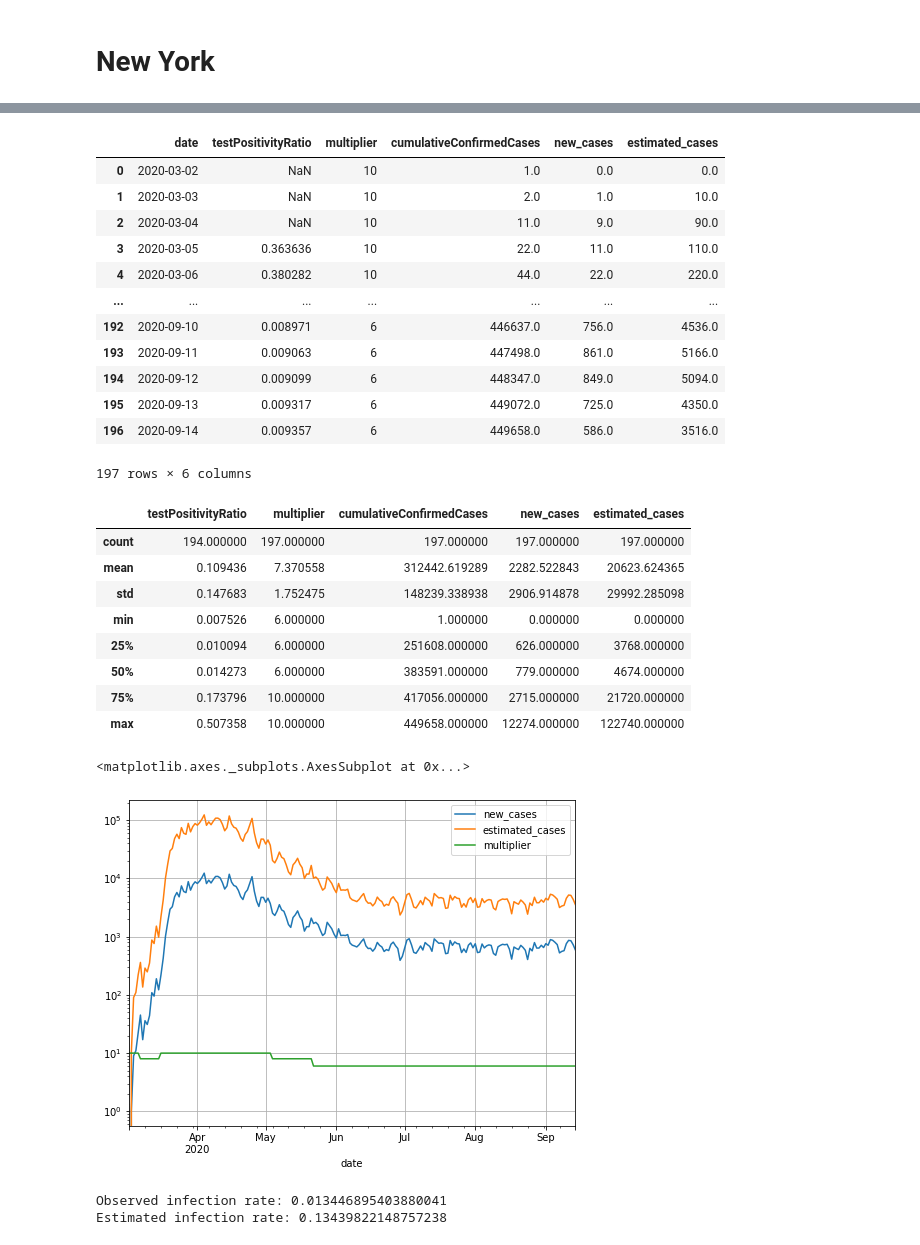
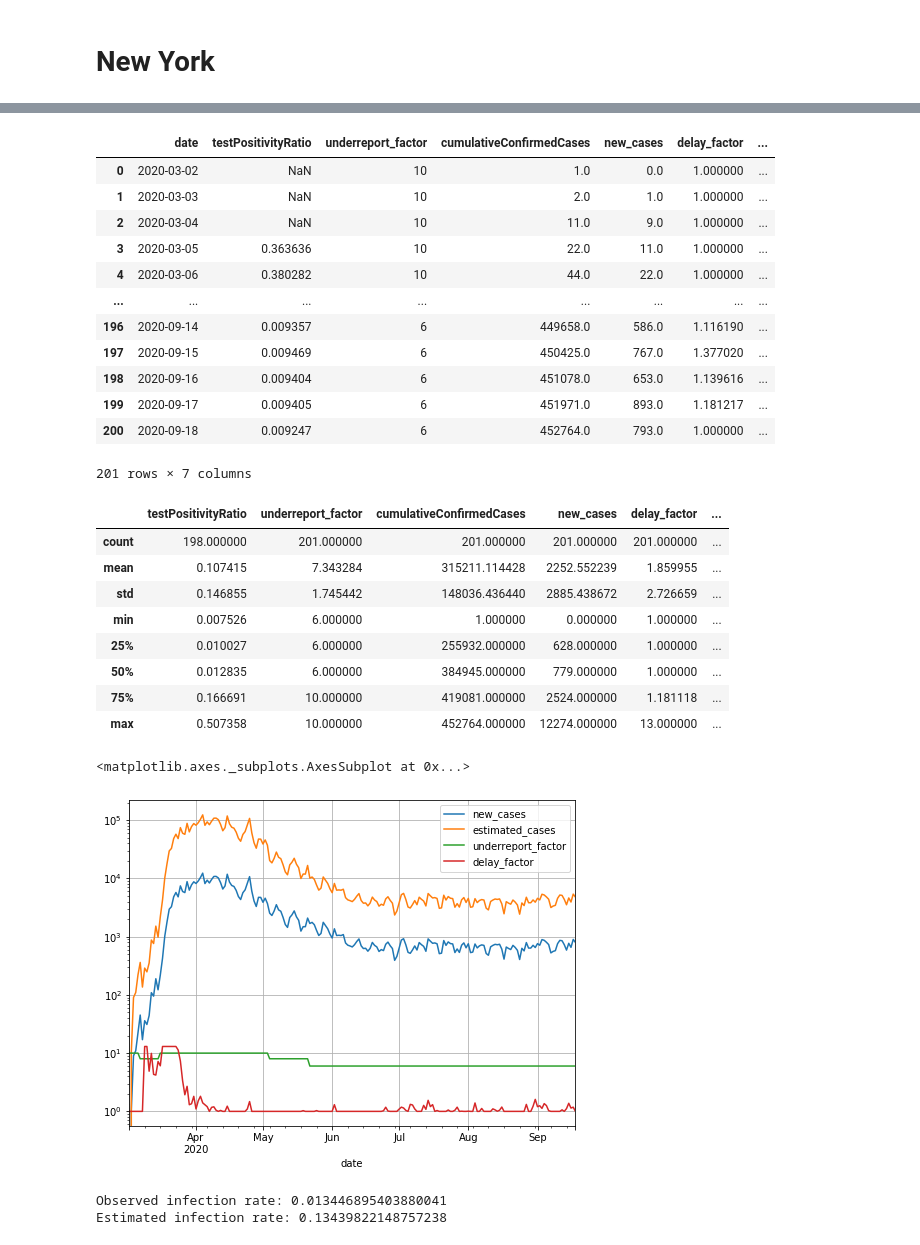
Before and after one commit to psthomas/covid-vis, a Jupyter notebook: microcovid.ipynb, the cells around one changed output, grey strips where cells are left out. Cells and saved outputs as stored; diff of their text form; code cells hidden in the pictures.

```diff
--- a/microcovid.ipynb
+++ b/microcovid.ipynb
@@ -25,5 +22,5 @@ We use these multipliers:
 # %%
-def get_multiplier(el):
+def get_underreport(el):
     # Assume a 10x multiplier if no test positivity ratio
     # is available. Mainly because missing data is early
     # during rapid growth phase for NY, Spain.
@@ -39,7 +36,7 @@ def get_multiplier(el):
 metrics = pd.DataFrame(nydata['metricsTimeseries'])
 metrics = metrics[['date', 'testPositivityRatio']]
 metrics['date'] = pd.to_datetime(metrics['date'])
-metrics['multiplier'] = metrics['testPositivityRatio'].apply(get_multiplier)
+metrics['underreport_factor'] = metrics['testPositivityRatio'].apply(get_underreport)
 
 cases = pd.DataFrame(nydata['actualsTimeseries'])
 cases =  cases[['date', 'cumulativeConfirmedCases']]
@@ -48,43 +45,50 @@ cases.sort_values(by='date', ascending=True)
 cases.set_index('date', inplace=True)
 cases['new_cases'] = cases['cumulativeConfirmedCases'].diff()
 cases = cases.dropna()
+cases['delay_factor'] = cases['new_cases'].pct_change(freq='7d').fillna(0)
+# https://github.com/microcovid/microcovid/blob/main/src/data/calculate.ts#L152
+# 2 day doubling time max, 2^(7/2) ~ 12
+cases['delay_factor'] = 1 + cases['delay_factor'].clip(lower=0, upper=12) #/100 12
 cases.reset_index(drop=False, inplace=True)
+cases = cases.dropna()
 
 est_cases = metrics.merge(cases, on='date')
-est_cases['estimated_cases'] = est_cases['new_cases'] * est_cases['multiplier']
+# Note: delay factor should not be counted in overall sum, because it's just as a shift.
+# est_cases['estimated_cases'] = est_cases['new_cases'] * est_cases['underreport_factor'] * est_cases['delay_factor']
+est_cases['estimated_cases'] = est_cases['new_cases'] * est_cases['underreport_factor']
 est_cases
 # %% [output]
-|  | date | testPositivityRatio | multiplier | cumulativeConfirmedCases | new_cases | estimated_cases |
-| 0 | 2020-03-02 | NaN | 10 | 1.0 | 0.0 | 0.0 |
-| 1 | 2020-03-03 | NaN | 10 | 2.0 | 1.0 | 10.0 |
-| 2 | 2020-03-04 | NaN | 10 | 11.0 | 9.0 | 90.0 |
-| 3 | 2020-03-05 | 0.363636 | 10 | 22.0 | 11.0 | 110.0 |
-| 4 | 2020-03-06 | 0.380282 | 10 | 44.0 | 22.0 | 220.0 |
-| ... | ... | ... | ... | ... | ... | ... |
-| 192 | 2020-09-10 | 0.008971 | 6 | 446637.0 | 756.0 | 4536.0 |
-| 193 | 2020-09-11 | 0.009063 | 6 | 447498.0 | 861.0 | 5166.0 |
-| 194 | 2020-09-12 | 0.009099 | 6 | 448347.0 | 849.0 | 5094.0 |
-| 195 | 2020-09-13 | 0.009317 | 6 | 449072.0 | 725.0 | 4350.0 |
-| 196 | 2020-09-14 | 0.009357 | 6 | 449658.0 | 586.0 | 3516.0 |
+|  | date | testPositivityRatio | underreport_factor | cumulativeConfirmedCases | new_cases | delay_factor | ... |
+| 0 | 2020-03-02 | NaN | 10 | 1.0 | 0.0 | 1.000000 | ... |
+| 1 | 2020-03-03 | NaN | 10 | 2.0 | 1.0 | 1.000000 | ... |
+| 2 | 2020-03-04 | NaN | 10 | 11.0 | 9.0 | 1.000000 | ... |
+| 3 | 2020-03-05 | 0.363636 | 10 | 22.0 | 11.0 | 1.000000 | ... |
+| 4 | 2020-03-06 | 0.380282 | 10 | 44.0 | 22.0 | 1.000000 | ... |
+| ... | ... | ... | ... | ... | ... | ... | ... |
+| 196 | 2020-09-14 | 0.009357 | 6 | 449658.0 | 586.0 | 1.116190 | ... |
+| 197 | 2020-09-15 | 0.009469 | 6 | 450425.0 | 767.0 | 1.377020 | ... |
+| 198 | 2020-09-16 | 0.009404 | 6 | 451078.0 | 653.0 | 1.139616 | ... |
+| 199 | 2020-09-17 | 0.009405 | 6 | 451971.0 | 893.0 | 1.181217 | ... |
+| 200 | 2020-09-18 | 0.009247 | 6 | 452764.0 | 793.0 | 1.000000 | ... |
-197 rows × 6 columns
+201 rows × 7 columns
 # %%
 est_cases.describe()
 # %% [output]
-|  | testPositivityRatio | multiplier | cumulativeConfirmedCases | new_cases | estimated_cases |
-| count | 194.000000 | 197.000000 | 197.000000 | 197.000000 | 197.000000 |
-| mean | 0.109436 | 7.370558 | 312442.619289 | 2282.522843 | 20623.624365 |
-| std | 0.147683 | 1.752475 | 148239.338938 | 2906.914878 | 29992.285098 |
-| min | 0.007526 | 6.000000 | 1.000000 | 0.000000 | 0.000000 |
-| 25% | 0.010094 | 6.000000 | 251608.000000 | 626.000000 | 3768.000000 |
-| 50% | 0.014273 | 6.000000 | 383591.000000 | 779.000000 | 4674.000000 |
-| 75% | 0.173796 | 10.000000 | 417056.000000 | 2715.000000 | 21720.000000 |
-| max | 0.507358 | 10.000000 | 449658.000000 | 12274.000000 | 122740.000000 |
+|  | testPositivityRatio | underreport_factor | cumulativeConfirmedCases | new_cases | delay_factor | ... |
+| count | 198.000000 | 201.000000 | 201.000000 | 201.000000 | 201.000000 | ... |
+| mean | 0.107415 | 7.343284 | 315211.114428 | 2252.552239 | 1.859955 | ... |
+| std | 0.146855 | 1.745442 | 148036.436440 | 2885.438672 | 2.726659 | ... |
+| min | 0.007526 | 6.000000 | 1.000000 | 0.000000 | 1.000000 | ... |
+| 25% | 0.010027 | 6.000000 | 255932.000000 | 628.000000 | 1.000000 | ... |
+| 50% | 0.012835 | 6.000000 | 384945.000000 | 779.000000 | 1.000000 | ... |
+| 75% | 0.166691 | 10.000000 | 419081.000000 | 2524.000000 | 1.181118 | ... |
+| max | 0.507358 | 10.000000 | 452764.000000 | 12274.000000 | 13.000000 | ... |
 # %%
-est_cases.plot(x='date', y=['new_cases', 'estimated_cases', 'multiplier'],
+est_cases.plot(x='date', y=['new_cases', 'estimated_cases', 'underreport_factor', 'delay_factor'],
     kind='line', grid=True, logy=True, figsize=(8,6))
 # %% [output]
 <matplotlib.axes._subplots.AxesSubplot at 0x...>
-[figure, old version]
+[figure, new version]
 # %%
 # Just assume April 23 was the end date, even though that's when it was reported
 total_observed_cases = est_cases[est_cases['date'] < '2020-04-23']['new_cases'].sum()
```
Also changed, not shown: parts of 5 cells of this notebook, 8 other files.
